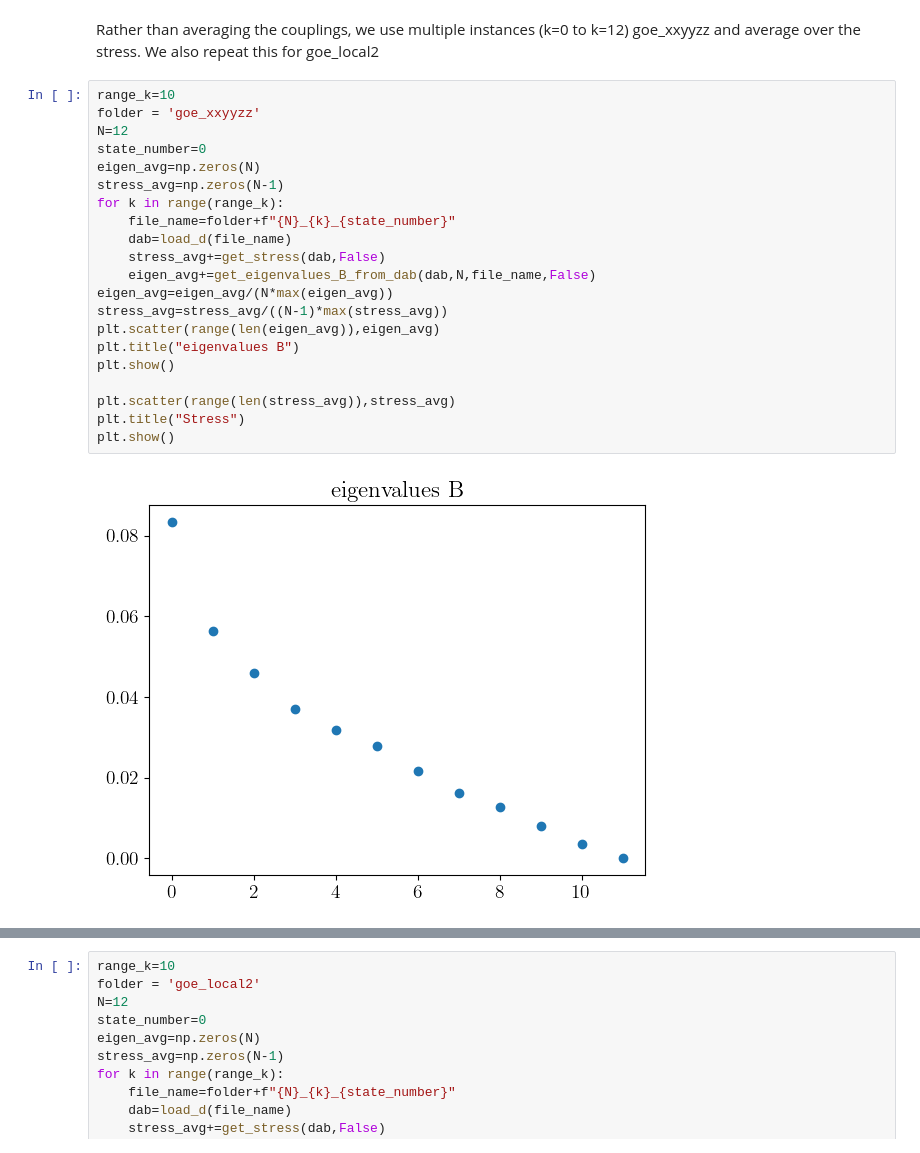
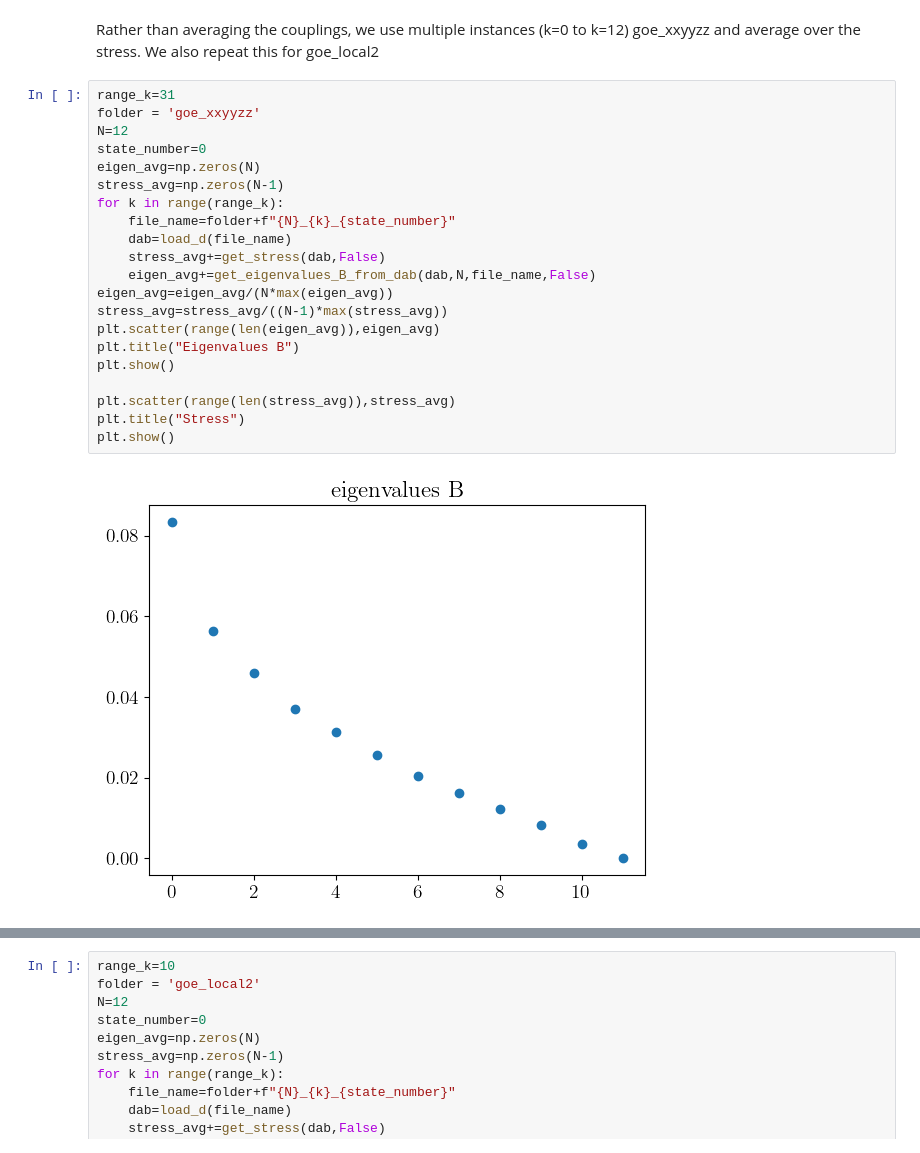
Before and after one commit to MarinAndreGirard/Quantum_emergent_dimension, a Jupyter notebook: getting_some_results.ipynb, the cells around one changed output, grey strips where cells are left out. Drawn from its saved outputs; the diff is of its cells as text.

```diff
--- a/getting_some_results.ipynb
+++ b/getting_some_results.ipynb
@@ -39,28 +39,28 @@ mds_from_d_2D = MDS(2,dissimilarity='euclidean')
 # %% [markdown]
 Rather than averaging the couplings, we use multiple instances (k=0 to k=12) goe_xxyyzz and average over the stress. We also repeat this for goe_local2
 # %%
-range_k=10
+range_k=31
 folder = 'goe_xxyyzz'
 N=12
 state_number=0
 eigen_avg=np.zeros(N)
 stress_avg=np.zeros(N-1)
 for k in range(range_k):
     file_name=folder+f"{N}_{k}_{state_number}"
     dab=load_d(file_name)
     stress_avg+=get_stress(dab,False)
     eigen_avg+=get_eigenvalues_B_from_dab(dab,N,file_name,False)
 eigen_avg=eigen_avg/(N*max(eigen_avg))
 stress_avg=stress_avg/((N-1)*max(stress_avg))
 plt.scatter(range(len(eigen_avg)),eigen_avg)
-plt.title("eigenvalues B")
+plt.title("Eigenvalues B")
 plt.show()
 
 plt.scatter(range(len(stress_avg)),stress_avg)
 plt.title("Stress")
 plt.show()
 # %% [output]
-[figure, old version]
+[figure, new version]
 [figure]
 # %%
 range_k=10
```
Also changed, not shown: parts of 6 cells of this notebook, 2 other files.
